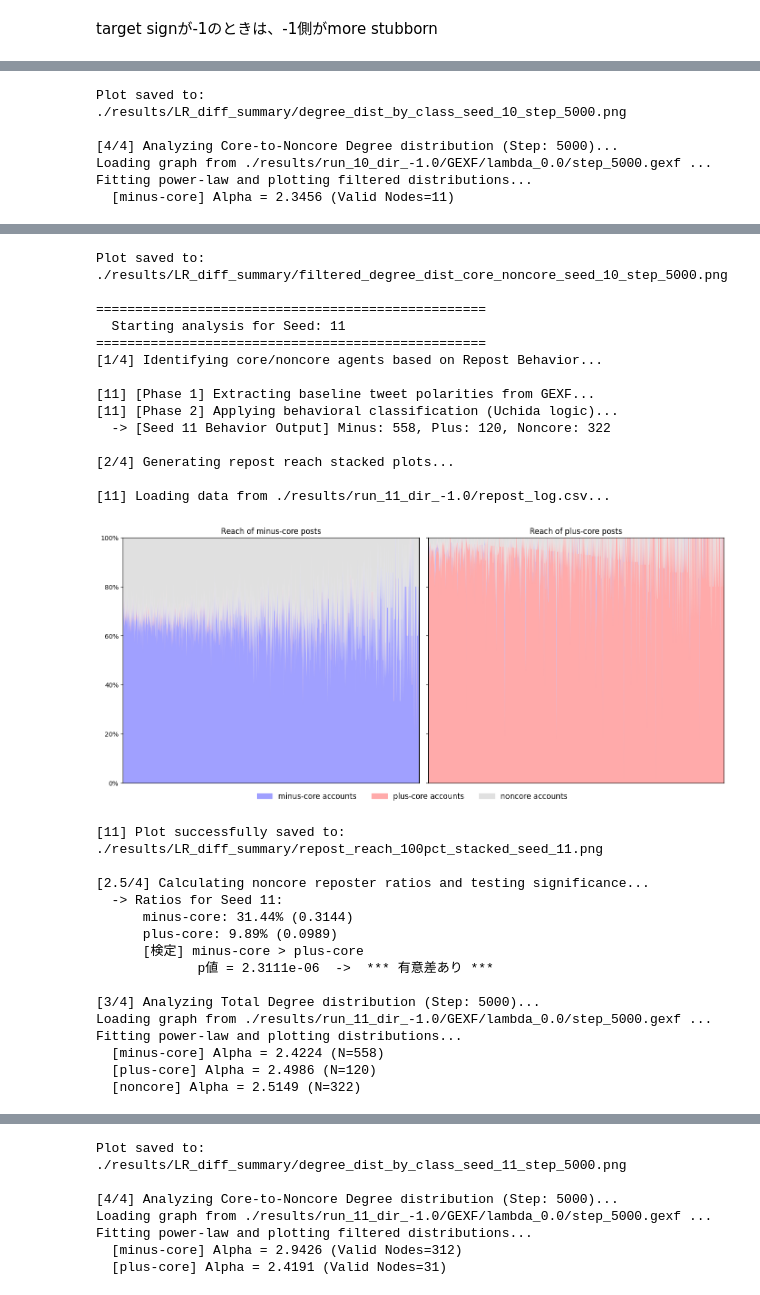
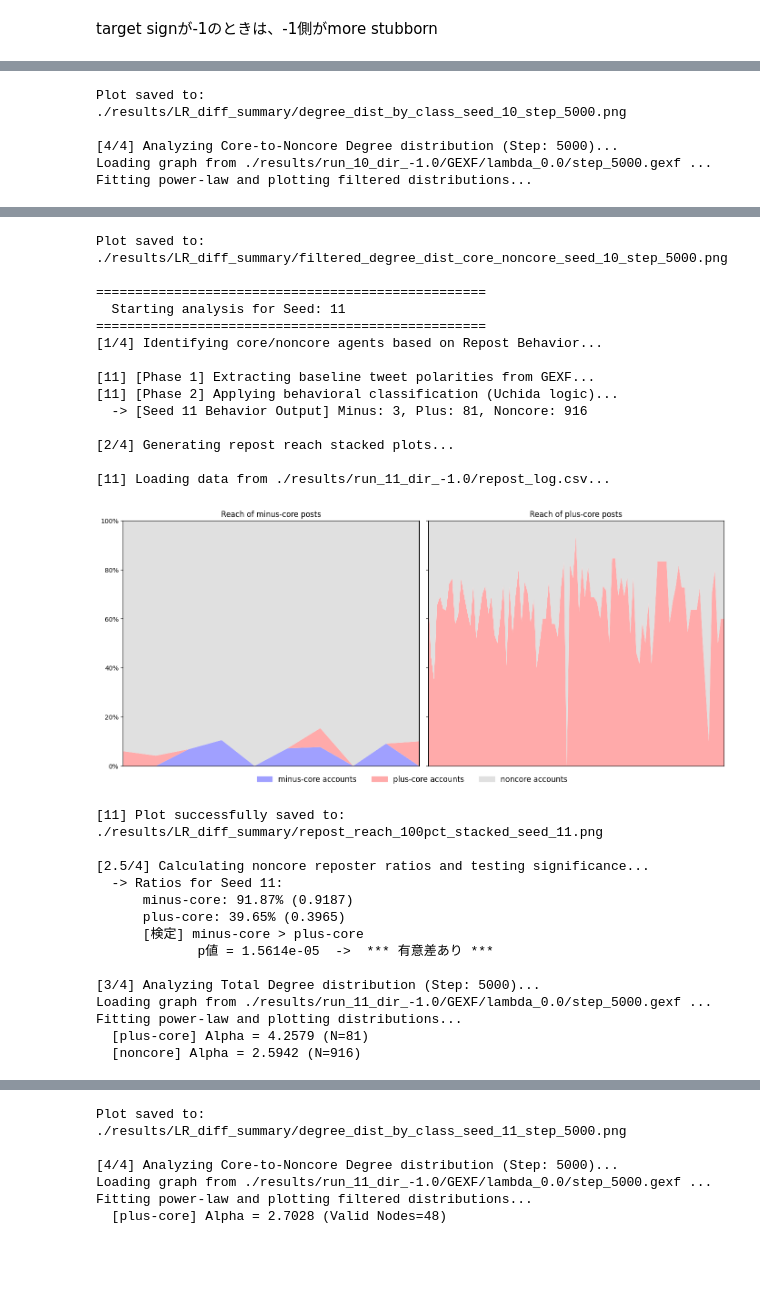
Before and after one commit to tooooomoya/moderates-foster-polarization, a Jupyter notebook: LR-diff-analysis.ipynb, the cells around one changed output, grey strips where cells are left out. Cells and saved outputs as stored; diff of their text form; code cells hidden in the pictures; blank space fills up the shorter version.

```diff
--- a/LR-diff-analysis.ipynb
+++ b/LR-diff-analysis.ipynb
@@ -917,7 +917,7 @@ if __name__ == "__main__":
     OUTPUT_DIR = "./results/LR_diff_summary"
     os.makedirs(OUTPUT_DIR, exist_ok=True)
     ANALYSIS_START_STEP = 5000
-    MIN_TWEET_REPOSTS = 5
+    MIN_TWEET_REPOSTS = 10
 
     # 後で全体平均を出すためのデータ格納用辞書
     all_alphas_total = {}
@@ -944,10 +944,10 @@ if __name__ == "__main__":
             seed=seed,
             target_sign=TARGET_SIGN,
             start_step=ANALYSIS_START_STEP,
-            min_reposts=2,
+            min_reposts=5,
             ratio_multiplier=2.0,
-            m_th=-0.65,
-            p_th=0.65,
+            m_th=-0.4,
+            p_th=0.4,
             min_tweet_reposts=MIN_TWEET_REPOSTS
         )
 
@@ -1038,4 +1038,3 @@ Plot saved to: ./results/LR_diff_summary/degree_dist_by_class_seed_10_step_5000.
 [4/4] Analyzing Core-to-Noncore Degree distribution (Step: 5000)...
 Loading graph from ./results/run_10_dir_-1.0/GEXF/lambda_0.0/step_5000.gexf ...
 Fitting power-law and plotting filtered distributions...
-  [minus-core] Alpha = 2.3456 (Valid Nodes=11)
@@ -1043,30 +1042,29 @@ Fitting power-law and plotting filtered distributions...
 Plot saved to: ./results/LR_diff_summary/filtered_degree_dist_core_noncore_seed_10_step_5000.png
 
 ==================================================
   Starting analysis for Seed: 11
 ==================================================
 [1/4] Identifying core/noncore agents based on Repost Behavior...
 
 [11] [Phase 1] Extracting baseline tweet polarities from GEXF...
 [11] [Phase 2] Applying behavioral classification (Uchida logic)...
-  -> [Seed 11 Behavior Output] Minus: 558, Plus: 120, Noncore: 322
+  -> [Seed 11 Behavior Output] Minus: 3, Plus: 81, Noncore: 916
 
 [2/4] Generating repost reach stacked plots...
 
 [11] Loading data from ./results/run_11_dir_-1.0/repost_log.csv...
-[figure, old version]
+[figure, new version]
 [11] Plot successfully saved to: ./results/LR_diff_summary/repost_reach_100pct_stacked_seed_11.png
 
 [2.5/4] Calculating noncore reposter ratios and testing significance...
   -> Ratios for Seed 11:
-      minus-core: 31.44% (0.3144)
-      plus-core: 9.89% (0.0989)
+      minus-core: 91.87% (0.9187)
+      plus-core: 39.65% (0.3965)
       [検定] minus-core > plus-core
-             p値 = 2.3111e-06  ->  *** 有意差あり ***
+             p値 = 1.5614e-05  ->  *** 有意差あり ***
 
 [3/4] Analyzing Total Degree distribution (Step: 5000)...
 Loading graph from ./results/run_11_dir_-1.0/GEXF/lambda_0.0/step_5000.gexf ...
 Fitting power-law and plotting distributions...
-  [minus-core] Alpha = 2.4224 (N=558)
-  [plus-core] Alpha = 2.4986 (N=120)
-  [noncore] Alpha = 2.5149 (N=322)
+  [plus-core] Alpha = 4.2579 (N=81)
+  [noncore] Alpha = 2.5942 (N=916)
@@ -1076,5 +1074,4 @@ Plot saved to: ./results/LR_diff_summary/degree_dist_by_class_seed_11_step_5000.
 [4/4] Analyzing Core-to-Noncore Degree distribution (Step: 5000)...
 Loading graph from ./results/run_11_dir_-1.0/GEXF/lambda_0.0/step_5000.gexf ...
 Fitting power-law and plotting filtered distributions...
-  [minus-core] Alpha = 2.9426 (Valid Nodes=312)
-  [plus-core] Alpha = 2.4191 (Valid Nodes=31)
+  [plus-core] Alpha = 2.7028 (Valid Nodes=48)
```
Also changed, not shown: parts of 1 cell of this notebook, 21 other files.
